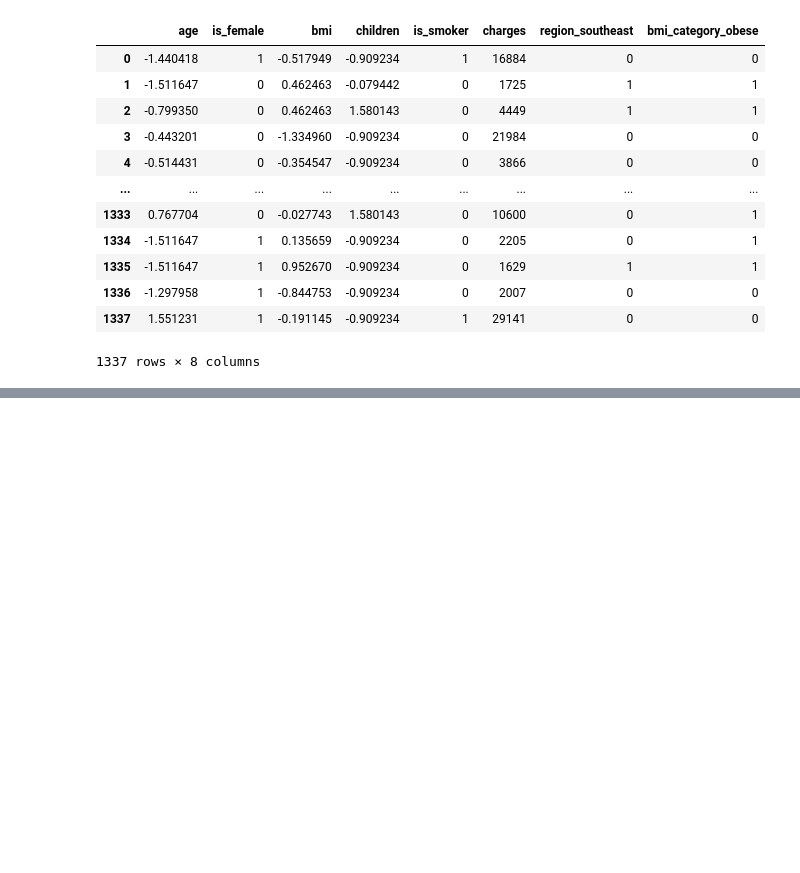
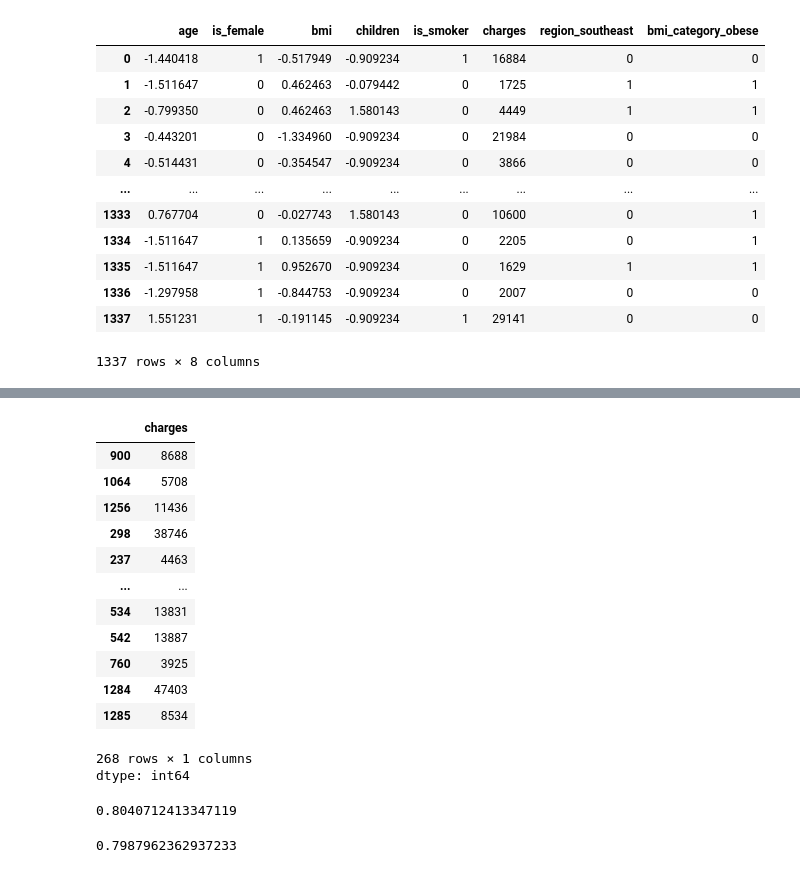
Before and after one commit to ArshnoorSinghh/AI-ML, a Jupyter notebook: ML_Project1.ipynb, the cells around one changed output, grey strips where cells are left out. Drawn from its saved outputs; the diff is of its cells as text; code cells hidden in the pictures; blank space fills up the shorter version.

```diff
--- a/ML_Project1.ipynb
+++ b/ML_Project1.ipynb
@@ -258,3 +256,16 @@ df_cleaned
+# %%
+# Convert 'bmi_category' to one-hot encoded columns if it exists
+if 'bmi_category' in df_cleaned.columns:
+    bmi_dummies = pd.get_dummies(df_cleaned['bmi_category'], prefix='bmi_category', drop_first=True)
+    # Add new dummy columns to df_cleaned
+    df_cleaned = pd.concat([df_cleaned, bmi_dummies], axis=1)
+    # Drop the original 'bmi_category' column
+    df_cleaned.drop('bmi_category', axis=1, inplace=True)
+
+# Ensure the new dummy columns are integer type (0 or 1)
+dummy_cols_to_int = [col for col in df_cleaned.columns if col.startswith('bmi_category_')]
+for col in dummy_cols_to_int:
+    df_cleaned[col] = df_cleaned[col].astype(int)
 # %%
 df_cleaned
 # %% [output]
@@ -272,7 +283,7 @@ df_cleaned
 | 1337 | 61 | 1 | 29 | 0 | 1 | 29141 | 1 | 0 | ... |
 1337 rows × 12 columns
 # %%
-df_cleaned=df_cleaned.astype(int) #autoconvert true false into 0 and 1
+#df_cleaned=df_cleaned.astype(int) #autoconvert true false into 0 and 1
 # %%
 df_cleaned.head()
 # %% [output]
@@ -459,0 +491,5 @@ final_df
+# %%
+X= final_df.drop('charges', axis=1)
+y=final_df['charges']
+# %%
+X_train, X_test, y_train, y_test = train_test_split(X, y, test_size=0.20, random_state=42)
@@ -459,0 +525,17 @@ final_df
+# %%
+y_test
+# %% [output]
+|  | charges |
+| 900 | 8688 |
+| 1064 | 5708 |
+| 1256 | 11436 |
+| 298 | 38746 |
+| 237 | 4463 |
+| ... | ... |
+| 534 | 13831 |
+| 542 | 13887 |
+| 760 | 3925 |
+| 1284 | 47403 |
+| 1285 | 8534 |
+268 rows × 1 columns
+dtype: int64
@@ -459,0 +546,11 @@ final_df
+# %%
+r2
+# %% [output]
+0.8040712413347119
+# %%
+n= X_test.shape[0]
+p= X_test.shape[1]
+adj_r2= 1-((1-r2)*(n-1))/(n-p-1)
+adj_r2
+# %% [output]
+0.7987962362937233
```
Also changed, not shown: parts of 13 cells of this notebook.
